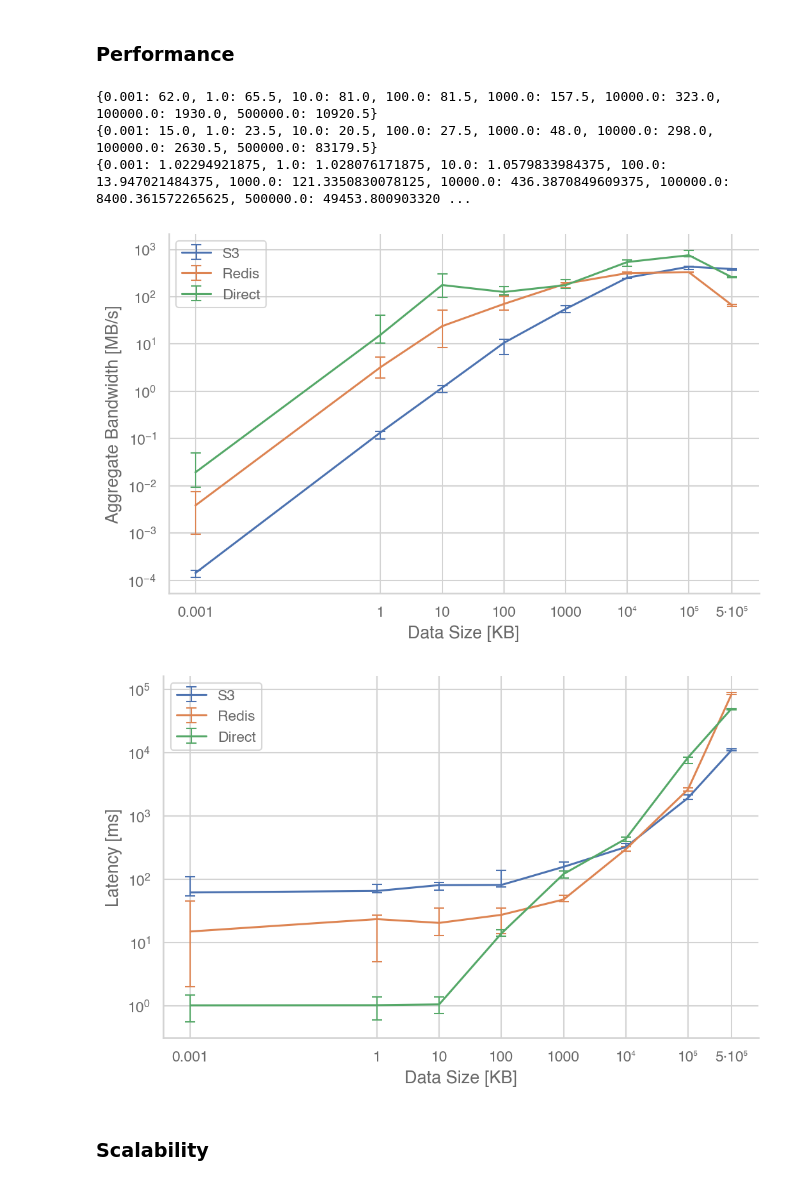
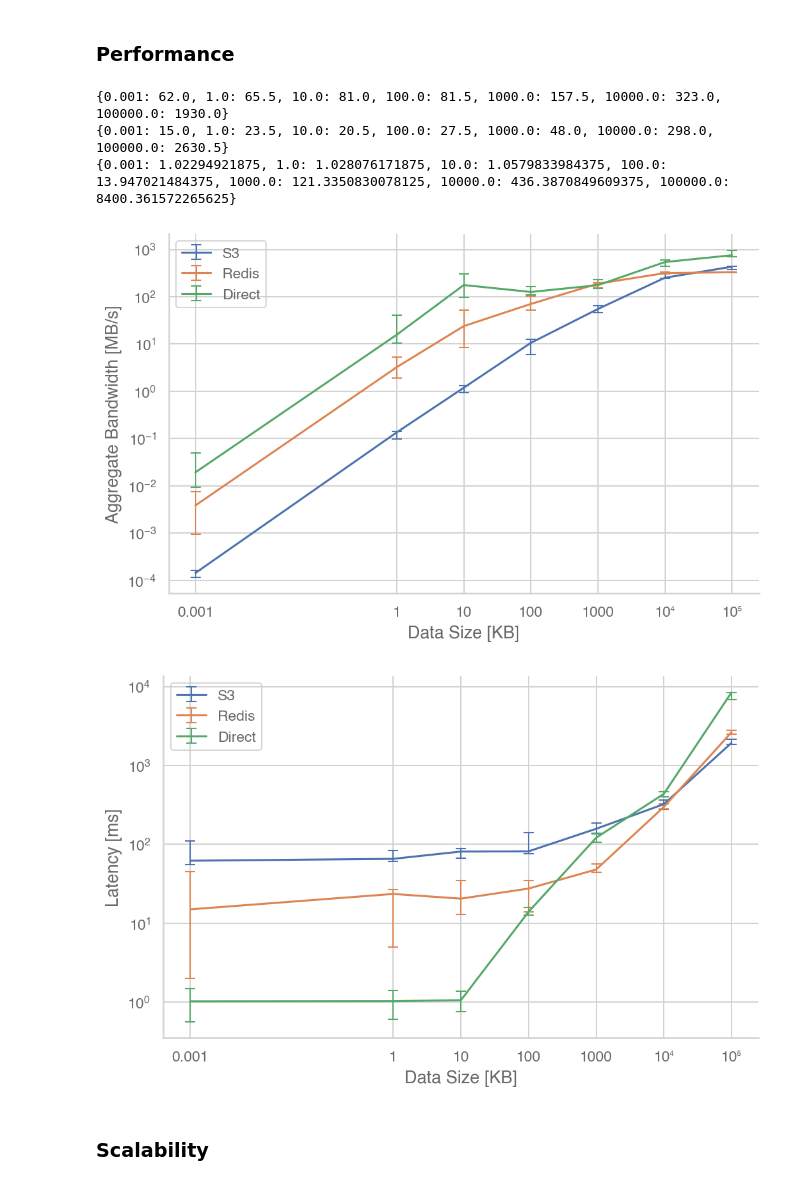
Before and after one commit to OpenCoreCH/LambdaCommBenchmarks, a Jupyter notebook: analysis/lambda_comm_benchmarks.ipynb, the cells around one changed output. Drawn from its saved outputs; the diff is of its cells as text; code cells hidden in the pictures.

```diff
--- a/analysis/lambda_comm_benchmarks.ipynb
+++ b/analysis/lambda_comm_benchmarks.ipynb
@@ -212,6 +212,8 @@ for experiment_name, exp_base_path in exp_analysis.items():
     lower_error = []
     upper_error = []
     for file_size in sorted(deltas):
+        if file_size == 500000000:
+            continue
         values = list(deltas[file_size].values())
         val = file_size / np.median(values) / 1000
         mean = np.mean(values)
@@ -394,6 +396,8 @@ for experiment_name, exp_base_path in experiments.items():
     lower_error = []
     upper_error = []
     for file_size in sorted(deltas):
+        if file_size == 500000000:
+            continue
         values = list(deltas[file_size].values())
         agg_bandwidths = []
         for run_arr in values:
@@ -422,40 +426,42 @@ for experiment_name, exp_base_path in experiments.items():
     lower_error = []
     upper_error = []
     for file_size in sorted(deltas):
+        if file_size == 500000000:
+            continue
         values = list(deltas[file_size].values())
         run_means = []
         run_latencies = []
         for run_arr in values:
             run_latencies.append(np.max(run_arr))
             run_means.append(np.mean(run_arr))
         val = np.median(run_latencies)
         one_to_many_performance_means[experiment_name][file_size / 1000] = np.mean(run_means)
         one_to_many_performance_cis[experiment_name][file_size / 1000] = scipy.stats.sem(run_means) * scipy.stats.t.ppf((1 + 0.95) / 2., len(run_means) - 1)
         plot_data[file_size / 1000] = val
         upper_ci = np.sort(run_latencies)[-2] - val
         lower_ci = val - np.sort(run_latencies)[1]
         lower_error.append(lower_ci)
         upper_error.append(upper_ci)
     print(plot_data)
     ax2.set_xscale('log')
     ax2.set_xlabel("Data Size [KB]")
     ax2.set_xticks(list(plot_data.keys()))
     ax2.set_xticklabels(format_xticks(plot_data.keys()))
     ax2.set_ylabel("Latency [ms]")
     ax2.set_yscale('log')
     ax2.errorbar(plot_data.keys(), plot_data.values(), [lower_error, upper_error], elinewidth=1, capsize=4, label=experiment_name)
 
 ax.legend()
 ax2.legend()
 fig.savefig(os.path.join(OUTPUT_PATH, "one-to-many_bandwidth.pdf"))
 fig2.savefig(os.path.join(OUTPUT_PATH, "one-to-many_latency.pdf"))
 plt.show()
 # %% [output]
-{0.001: 62.0, 1.0: 65.5, 10.0: 81.0, 100.0: 81.5, 1000.0: 157.5, 10000.0: 323.0, 100000.0: 1930.0, 500000.0: 10920.5}
-{0.001: 15.0, 1.0: 23.5, 10.0: 20.5, 100.0: 27.5, 1000.0: 48.0, 10000.0: 298.0, 100000.0: 2630.5, 500000.0: 83179.5}
-{0.001: 1.02294921875, 1.0: 1.028076171875, 10.0: 1.0579833984375, 100.0: 13.947021484375, 1000.0: 121.3350830078125, 10000.0: 436.3870849609375, 100000.0: 8400.361572265625, 500000.0: 49453.800903320 ...
+{0.001: 62.0, 1.0: 65.5, 10.0: 81.0, 100.0: 81.5, 1000.0: 157.5, 10000.0: 323.0, 100000.0: 1930.0}
+{0.001: 15.0, 1.0: 23.5, 10.0: 20.5, 100.0: 27.5, 1000.0: 48.0, 10000.0: 298.0, 100000.0: 2630.5}
+{0.001: 1.02294921875, 1.0: 1.028076171875, 10.0: 1.0579833984375, 100.0: 13.947021484375, 1000.0: 121.3350830078125, 10000.0: 436.3870849609375, 100000.0: 8400.361572265625}
-[figure, old version]
+[figure, new version]
-[figure, old version]
+[figure, new version]
 # %% [markdown]
 ### Scalability
 # %%
```
Also changed, not shown: parts of 10 cells of this notebook.
